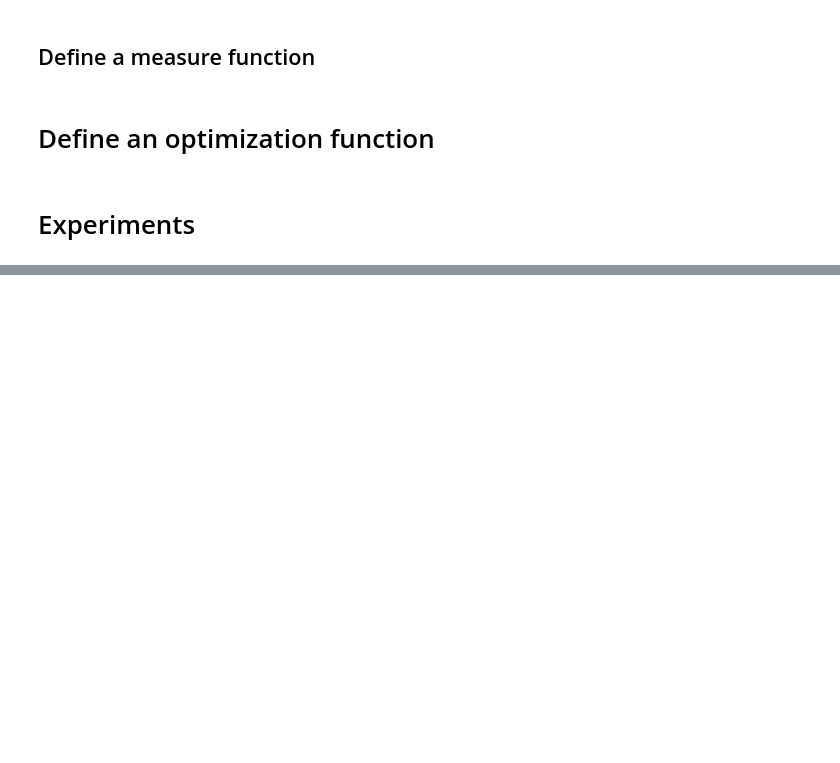
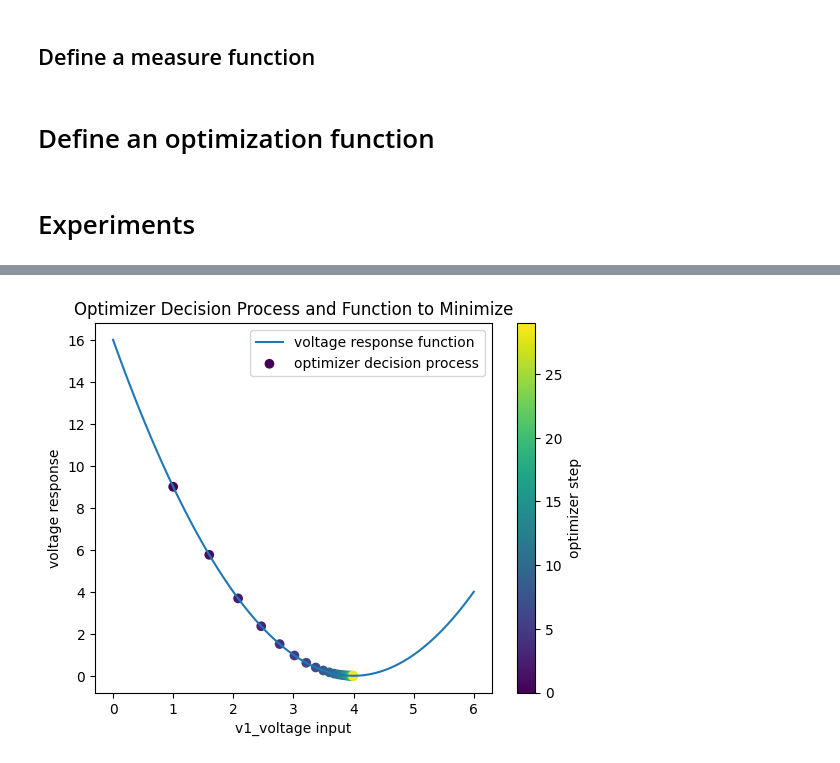
Before and after one commit to sandialabs/pyscan, a Jupyter notebook: demo_notebooks/08-example-optimization-scans.ipynb, the cells around one changed output, grey strips where cells are left out. Drawn from its saved outputs; the diff is of its cells as text; code cells hidden in the pictures; blank space fills up the shorter version.

```diff
--- a/demo_notebooks/08-example-optimization-scans.ipynb
+++ b/demo_notebooks/08-example-optimization-scans.ipynb
@@ -73,0 +77,10 @@ KeyboardInterrupt:
+# %%
+plt.plot(*zip(*[(v, voltage_response(v)) for v in np.linspace(0, 6, 100)]))
+plt.scatter(expt.v1_voltage, expt.vf, c=range(len(expt.v1_voltage)))
+plt.colorbar(label="optimizer step")
+plt.legend(["voltage response function", "optimizer decision process"])
+plt.xlabel("v1_voltage input")
+plt.ylabel("voltage response")
+plt.title("Optimizer Decision Process and Function to Minimize");
+# %% [output]
+[figure, added]
```
Also changed, not shown: parts of 7 cells of this notebook, 3 other files.
